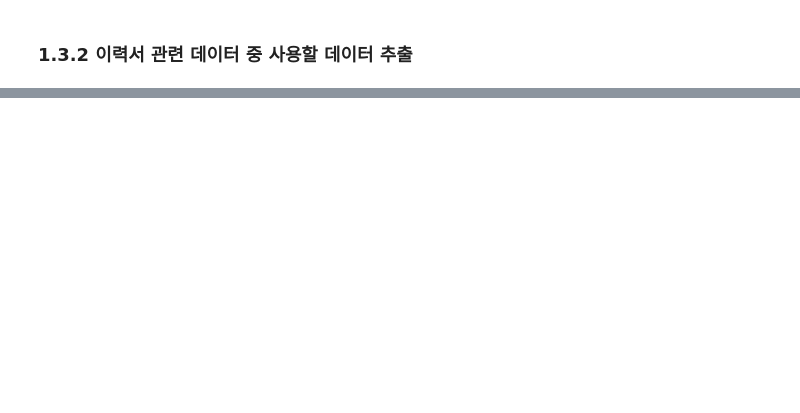
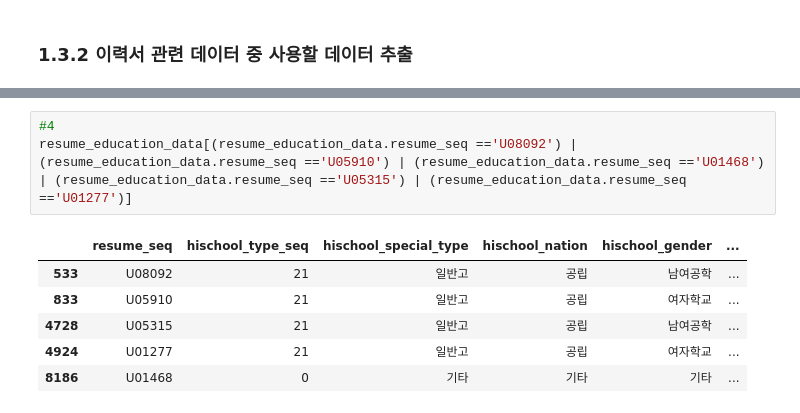
Before and after one commit to Kim-SeongSu/Dacon_Kookmin_University, a Jupyter notebook: kookmin_ai.ipynb, the cells around one changed output, grey strips where cells are left out. Drawn from its saved outputs; the diff is of its cells as text; blank space fills up the shorter version.

```diff
--- a/kookmin_ai.ipynb
+++ b/kookmin_ai.ipynb
@@ -381,0 +595,10 @@ display(company_data.value_counts(company_data.company_type_seq != 0))
+# %%
+#4
+resume_education_data[(resume_education_data.resume_seq =='U08092') | (resume_education_data.resume_seq =='U05910') | (resume_education_data.resume_seq =='U01468') | (resume_education_data.resume_seq =='U05315') | (resume_education_data.resume_seq =='U01277')]
+# %% [output]
+|  | resume_seq | hischool_type_seq | hischool_special_type | hischool_nation | hischool_gender | ... |
+| 533 | U08092 | 21 | 일반고 | 공립 | 남여공학 | ... |
+| 833 | U05910 | 21 | 일반고 | 공립 | 여자학교 | ... |
+| 4728 | U05315 | 21 | 일반고 | 공립 | 남여공학 | ... |
+| 4924 | U01277 | 21 | 일반고 | 공립 | 여자학교 | ... |
+| 8186 | U01468 | 0 | 기타 | 기타 | 기타 | ... |
```
Also changed, not shown: parts of 41 cells of this notebook.
